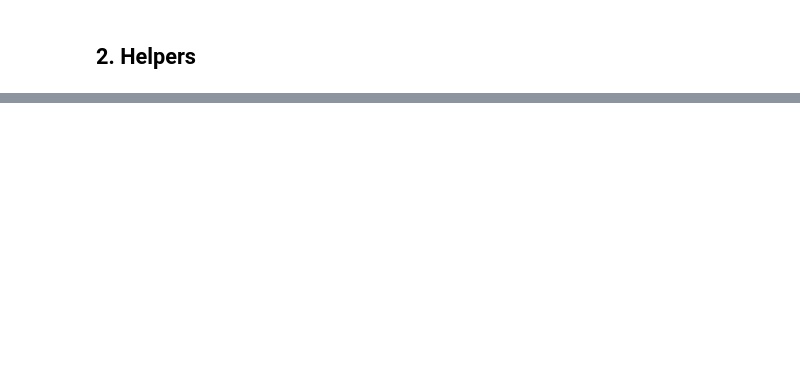
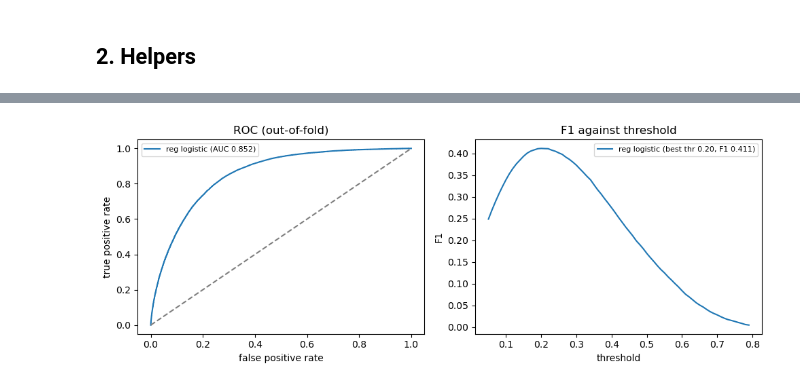
Before and after one commit to AlfinSib/ML_project_1, a Jupyter notebook: run.ipynb, the cells around one changed output, grey strips where cells are left out. Drawn from its saved outputs; the diff is of its cells as text; code cells hidden in the pictures; blank space fills up the shorter version.

```diff
--- a/run.ipynb
+++ b/run.ipynb
@@ -379,0 +27,16 @@ auc_rl, f1_rl, thr_rl = cross_validate(train_reg_logistic, x_tr_c, clean_names,
+# %%
+def sigmoid(z):
+    return 0.5 * (1 + np.tanh(0.5 * z))
+
+def f1_score(y_true, y_pred):
+    tp = np.sum((y_pred == 1) & (y_true == 1))
+    fp = np.sum((y_pred == 1) & (y_true == 0))
+    fn = np.sum((y_pred == 0) & (y_true == 1))
+    if tp == 0:
+        return 0.0
+    p, r = tp / (tp + fp), tp / (tp + fn)
+    return 2 * p * r / (p + r)
+
+def best_threshold(y_true, scores, grid=np.arange(0.05, 0.95, 0.01)):
+    f1s = [f1_score(y_true, (scores >= t).astype(float)) for t in grid]
+    return grid[int(np.argmax(f1s))], max(f1s)
@@ -379,0 +47,14 @@ auc_rl, f1_rl, thr_rl = cross_validate(train_reg_logistic, x_tr_c, clean_names,
+# %%
+K, SEED = 5, 42
+rng = np.random.default_rng(SEED)
+parts = np.array_split(rng.permutation(len(y)), K)
+
+folds = []
+for i in range(K):
+    va = parts[i]
+    tr = np.concatenate([parts[j] for j in range(K) if j != i])
+    params = fit(x_train[tr], names)
+    X_tr, feat_names = transform(x_train[tr], params)
+    X_va, _          = transform(x_train[va], params)
+    folds.append((X_tr, y[tr], X_va, y[va]))
+print("Folds ready. Features per fold:", folds[0][0].shape[1])
@@ -379,0 +127,8 @@ auc_rl, f1_rl, thr_rl = cross_validate(train_reg_logistic, x_tr_c, clean_names,
+# %%
+MAX_ITERS, GAMMA = 300, 0.1
+
+def model_rl(X_tr, y_tr, X_va, lam=1e-4, iters=MAX_ITERS, gamma=GAMMA):
+    w, _ = reg_logistic_regression(y_tr, X_tr, lam, np.zeros(X_tr.shape[1]), iters, gamma)
+    return sigmoid(X_va @ w)
+
+evaluate("reg logistic (lam=1e-4)", model_rl)
@@ -379,0 +168,4 @@ auc_rl, f1_rl, thr_rl = cross_validate(train_reg_logistic, x_tr_c, clean_names,
+# %%
+plot_performance({"reg logistic": model_rl})
+# %% [output]
+[figure, added]
```
Also changed, not shown: parts of 38 cells of this notebook.
